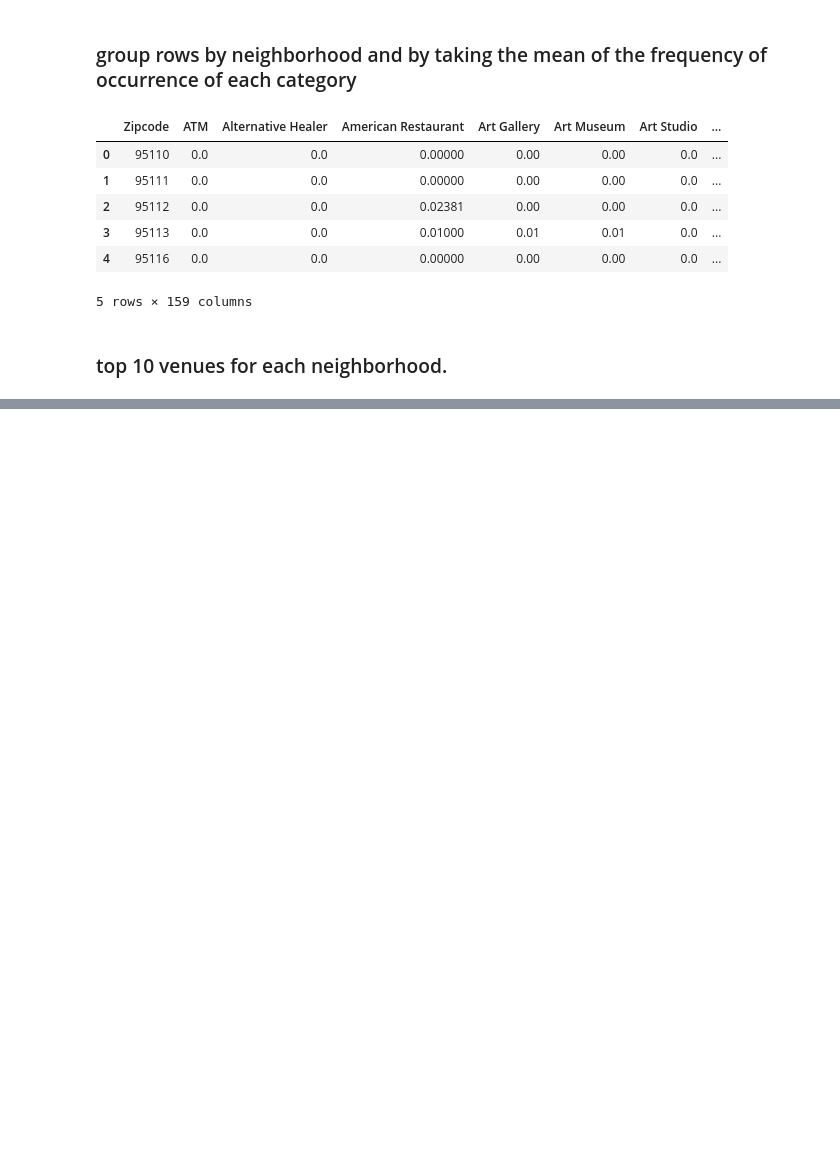
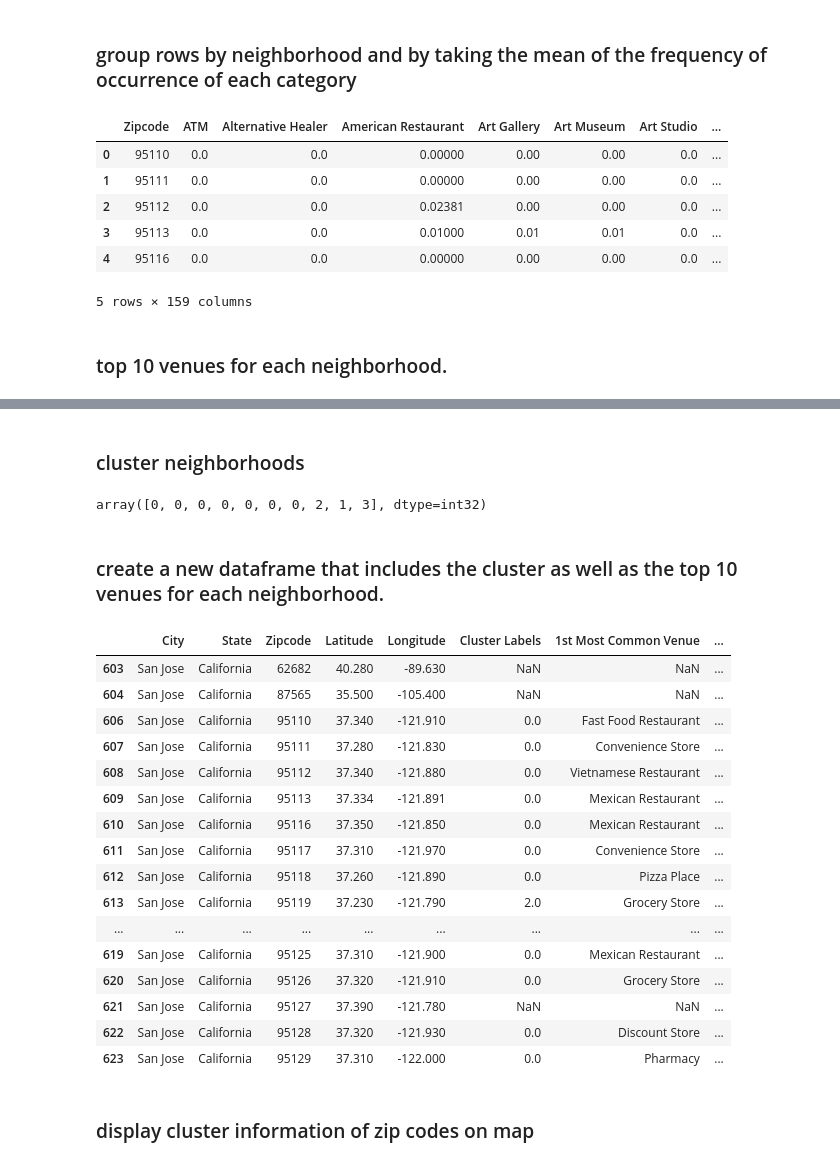
Before and after one commit to ztk007/Coursera_Capstone, a Jupyter notebook: Applied Data Science Capstone Week 4 and 5.ipynb, the cells around one changed output, grey strips where cells are left out. Cells and saved outputs as stored; diff of their text form; code cells hidden in the pictures; blank space fills up the shorter version.

```diff
--- a/Applied Data Science Capstone Week 4 and 5.ipynb
+++ b/Applied Data Science Capstone Week 4 and 5.ipynb
@@ -293,7 +339,7 @@ num_top_venues = 10
 indicators = ['st', 'nd', 'rd']
 
 # create columns according to number of top venues
-columns = ['Neighborhood']
+columns = ['Zipcode']
 for ind in np.arange(num_top_venues):
     try:
         columns.append('{}{} Most Common Venue'.format(ind+1, indicators[ind]))
@@ -301,11 +347,11 @@ for ind in np.arange(num_top_venues):
         columns.append('{}th Most Common Venue'.format(ind+1))
 
 # create a new dataframe
-neighborhoods_venues_sorted = pd.DataFrame(columns=columns)
-neighborhoods_venues_sorted['Neighborhood'] = toronto_grouped['Neighborhood']
+zipcodes_venues_sorted = pd.DataFrame(columns=columns)
+zipcodes_venues_sorted['Zipcode'] = df_grouped['Zipcode']
 
-for ind in np.arange(toronto_grouped.shape[0]):
-    neighborhoods_venues_sorted.iloc[ind, 1:] = return_most_common_venues(toronto_grouped.iloc[ind, :], num_top_venues)
+for ind in np.arange(df_grouped.shape[0]):
+    zipcodes_venues_sorted.iloc[ind, 1:] = return_most_common_venues(df_grouped.iloc[ind, :], num_top_venues)
 
-neighborhoods_venues_sorted.head()
+zipcodes_venues_sorted.head()
 # %% [output]
@@ -312,0 +364,47 @@ NameError: name 'np' is not defined
+# %% [markdown]
+### cluster neighborhoods
+# %%
+# set number of clusters
+kclusters = 5
+
+df_grouped_clustering = df_grouped.drop('Zipcode', 1)
+#print (toronto_grouped_clustering.head())
+# run k-means clustering
+kmeans = KMeans(n_clusters=kclusters, random_state=0).fit(df_grouped_clustering)
+
+# check cluster labels generated for each row in the dataframe
+kmeans.labels_[0:10]
+# %% [output]
+array([0, 0, 0, 0, 0, 0, 0, 2, 1, 3], dtype=int32)
+# %% [markdown]
+### create a new dataframe that includes the cluster as well as the top 10 venues for each neighborhood.
+# %%
+# add clustering labels
+zipcodes_venues_sorted.insert(0, 'Cluster Labels', kmeans.labels_)
+
+df_merged = df
+
+# merge toronto_grouped with toronto_data to add latitude/longitude for each neighborhood
+df_merged = df_merged.join(zipcodes_venues_sorted.set_index('Zipcode'), on='Zipcode')
+
+df_merged.head(20) # check the last columns!
+# %% [output]
+|  | City | State | Zipcode | Latitude | Longitude | Cluster Labels | 1st Most Common Venue | ... |
+| 603 | San Jose | California | 62682 | 40.280 | -89.630 | NaN | NaN | ... |
+| 604 | San Jose | California | 87565 | 35.500 | -105.400 | NaN | NaN | ... |
+| 606 | San Jose | California | 95110 | 37.340 | -121.910 | 0.0 | Fast Food Restaurant | ... |
+| 607 | San Jose | California | 95111 | 37.280 | -121.830 | 0.0 | Convenience Store | ... |
+| 608 | San Jose | California | 95112 | 37.340 | -121.880 | 0.0 | Vietnamese Restaurant | ... |
+| 609 | San Jose | California | 95113 | 37.334 | -121.891 | 0.0 | Mexican Restaurant | ... |
+| 610 | San Jose | California | 95116 | 37.350 | -121.850 | 0.0 | Mexican Restaurant | ... |
+| 611 | San Jose | California | 95117 | 37.310 | -121.970 | 0.0 | Convenience Store | ... |
+| 612 | San Jose | California | 95118 | 37.260 | -121.890 | 0.0 | Pizza Place | ... |
+| 613 | San Jose | California | 95119 | 37.230 | -121.790 | 2.0 | Grocery Store | ... |
+| ... | ... | ... | ... | ... | ... | ... | ... | ... |
+| 619 | San Jose | California | 95125 | 37.310 | -121.900 | 0.0 | Mexican Restaurant | ... |
+| 620 | San Jose | California | 95126 | 37.320 | -121.910 | 0.0 | Grocery Store | ... |
+| 621 | San Jose | California | 95127 | 37.390 | -121.780 | NaN | NaN | ... |
+| 622 | San Jose | California | 95128 | 37.320 | -121.930 | 0.0 | Discount Store | ... |
+| 623 | San Jose | California | 95129 | 37.310 | -122.000 | 0.0 | Pharmacy | ... |
+# %% [markdown]
+### display cluster information of zip codes on map
```
Also changed, not shown: parts of 8 cells of this notebook.
